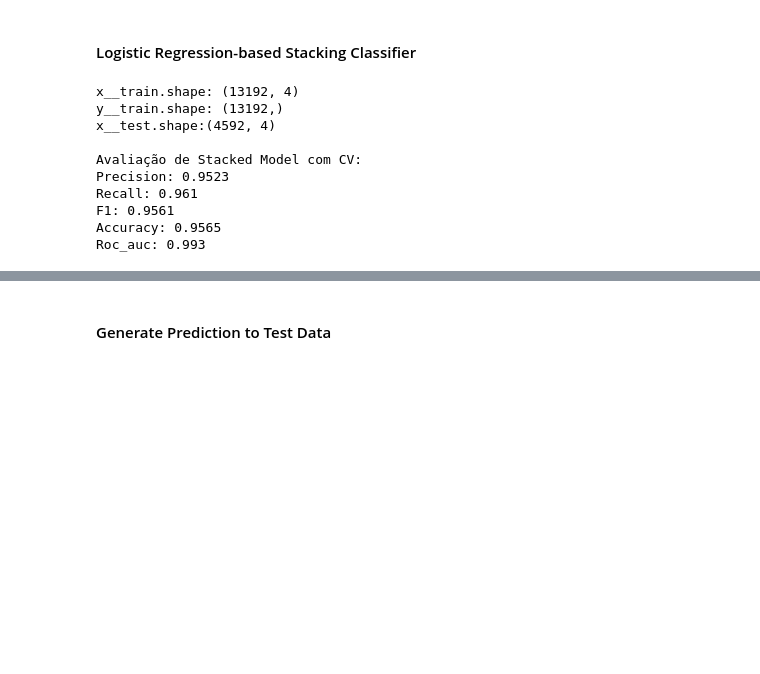
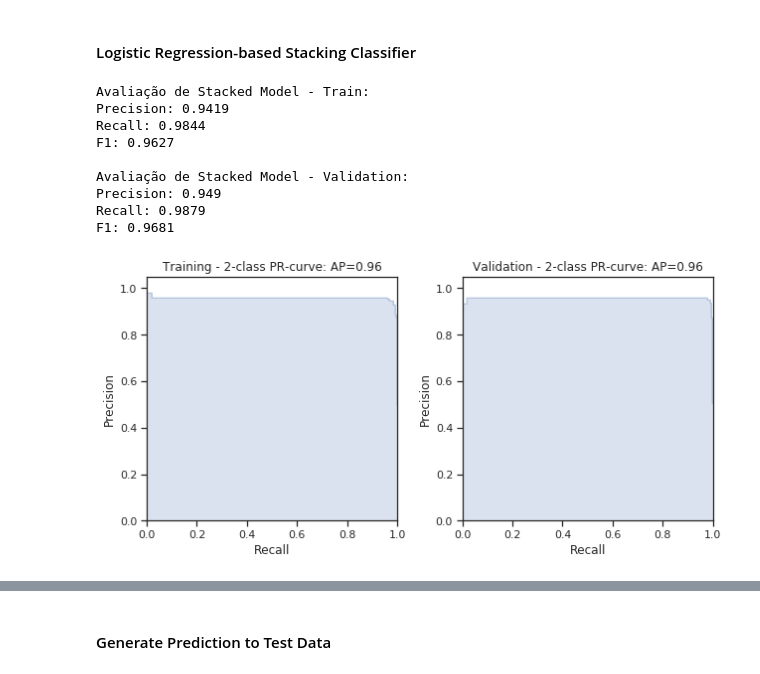
Before and after one commit to guilhermemg/ml-mestrado, a Jupyter notebook: notebooks/assignment-4.ipynb, the cells around one changed output, grey strips where cells are left out. Saved outputs shown, nothing was run; the diff lists cells and outputs as text; code cells hidden in the pictures; blank space fills up the shorter version.

Commit message:
plot pr-cruves

```diff
--- a/notebooks/assignment-4.ipynb
+++ b/notebooks/assignment-4.ipynb
@@ -619,26 +604,0 @@ lg_oof_test = lg.get_clf().predict_proba(X_test)[:,1].reshape(-1,1)
-# %%
-lr = SklearnWrapper_1(clf=LogisticRegression, params=lr_params, model_name=ModelsNames.LR.value, model_path=ModelsPaths.LR_PATH.value)
-ad = SklearnWrapper_1(clf=AdaBoostClassifier, seed=SEED, params=ada_params, model_name=ModelsNames.ADA.value, model_path=ModelsPaths.ADA_PATH.value)
-et = SklearnWrapper_1(clf=ExtraTreesClassifier, seed=SEED, params=et_params, model_name=ModelsNames.ET.value, model_path=ModelsPaths.ET_PATH.value)
-rf = SklearnWrapper_1(clf=RandomForestClassifier, seed=SEED, params=rf_params, model_name=ModelsNames.RF.value, model_path=ModelsPaths.RF_PATH.value)
-dt = SklearnWrapper_1(clf=DecisionTreeClassifier, seed=SEED, params=dt_params, model_name=ModelsNames.DT.value, model_path=ModelsPaths.DT_PATH.value)
-sv = SklearnWrapper_1(clf=SVC, seed=SEED, params=svc_params, model_name=ModelsNames.SVC.value, model_path=ModelsPaths.SVC_PATH.value)
-kn = SklearnWrapper_2(clf=KNeighborsClassifier, params=knr_params, model_name=ModelsNames.KNR.value, model_path=ModelsPaths.KNR_PATH.value)
-lg = LightGBMWrapper(clf = LGBMClassifier, seed = SEED, params = lightgbm_params, model_name=ModelsNames.LGBM.value, model_path=ModelsPaths.LGBM_PATH.value)
-cb = CatboostWrapper(clf= CatBoostClassifier, seed = SEED, params=catboost_params, model_name=ModelsNames.CAT.value, model_path=ModelsPaths.CAT_PATH.value)
-xg = XgbWrapper(seed = SEED, params=xgb_params, model_name=ModelsNames.XGB.value, model_path=ModelsPaths.XGB_PATH.value)
-
-#tasks = [lr, ad, et, rf, dt, sv, kn, lg, cb, xg]
-tasks = [ad, et, rf, dt, kn, xg]
-results = Parallel(n_jobs=-1, verbose=1)(delayed(get_oof)(md) for md in tasks)
-
-#lr_oof_train, lr_oof_test, lr_oof_test_proba = results[0]
-ad_oof_train, ad_oof_test, ad_oof_test_proba = results[0]
-et_oof_train, et_oof_test, et_oof_test_proba = results[1]
-rf_oof_train, rf_oof_test, rf_oof_test_proba = results[2]
-dt_oof_train, dt_oof_test, dt_oof_test_proba = results[3]
-#sv_oof_train, sv_oof_test, sv_oof_test_proba = results[5]
-kn_oof_train, kn_oof_test, kn_oof_test_proba = results[4]
-#lg_oof_train, lg_oof_test, lg_oof_test_proba = results[7]
-#cb_oof_train, cb_oof_test, cb_oof_test_proba = results[8]
-xg_oof_train, xg_oof_test, xg_oof_test_proba = results[5]
@@ -785,14 +770,3 @@ xg_clf = xg.get_clf()
 # Second Level Training - Stacking
 # %% [markdown]
 #### Stacked Model Evaluation
-# %%
-def evaluate_stacked_model(model):
-    scoring = ['precision', 'recall', 'f1', 'accuracy', 'roc_auc']
-    scores = cross_validate(model, x__train, y__train, cv=3, scoring=scoring)
-
-    print("\nAvaliação de Stacked Model com CV:")
-    print("Precision: {:.4}".format(scores['test_precision'].mean()))
-    print("Recall: {:.4}".format(scores['test_recall'].mean()))
-    print("F1: {:.4}".format(scores['test_f1'].mean()))
-    print("Accuracy: {:.4}".format(scores['test_accuracy'].mean()))
-    print("Roc_auc: {:.4}".format(scores['test_roc_auc'].mean()))
@@ -799,28 +833,18 @@ def evaluate_stacked_model(model):
 # %% [markdown]
 #### Logistic Regression-based Stacking Classifier
-# %%
-x__train = np.concatenate((ad_oof_train, et_oof_train, kn_oof_train, lg_oof_train), axis=1)
-x__test = np.concatenate((ad_oof_test, et_oof_test, kn_oof_test, lg_oof_test), axis=1)
-
-y__train = y_train.copy()
-
-print("x__train.shape: {}".format(x__train.shape))
-print("y__train.shape: {}".format(y__train.shape))
-print("x__test.shape:{}".format(x__test.shape))
-
-scoring = ['precision', 'recall', 'f1', 'accuracy', 'roc_auc']
-clf = LogisticRegression(solver='liblinear')
-clf.fit(x__train, y__train)
-
-evaluate_stacked_model(clf)
-# %% [output]
-x__train.shape: (13192, 4)
-y__train.shape: (13192,)
-x__test.shape:(4592, 4)
-
-Avaliação de Stacked Model com CV:
-Precision: 0.9523
-Recall: 0.961
-F1: 0.9561
-Accuracy: 0.9565
-Roc_auc: 0.993
+# %%
+clf = LogisticRegression(solver='liblinear')
+clf.fit(x__train, y__train)
+
+evaluate_stacked_model(clf, pd.DataFrame(x__train), pd.DataFrame(y__train))
+# %% [output]
+Avaliação de Stacked Model - Train:
+Precision: 0.9419
+Recall: 0.9844
+F1: 0.9627
+
+Avaliação de Stacked Model - Validation:
+Precision: 0.949
+Recall: 0.9879
+F1: 0.9681
+[figure, added]
```
Also changed, not shown: parts of 20 cells of this notebook.
